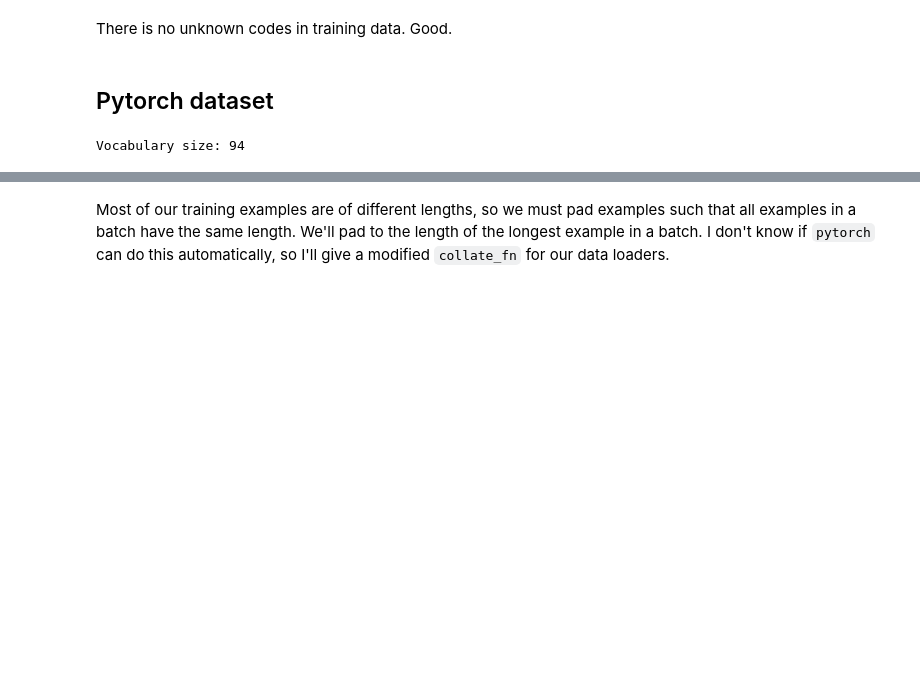
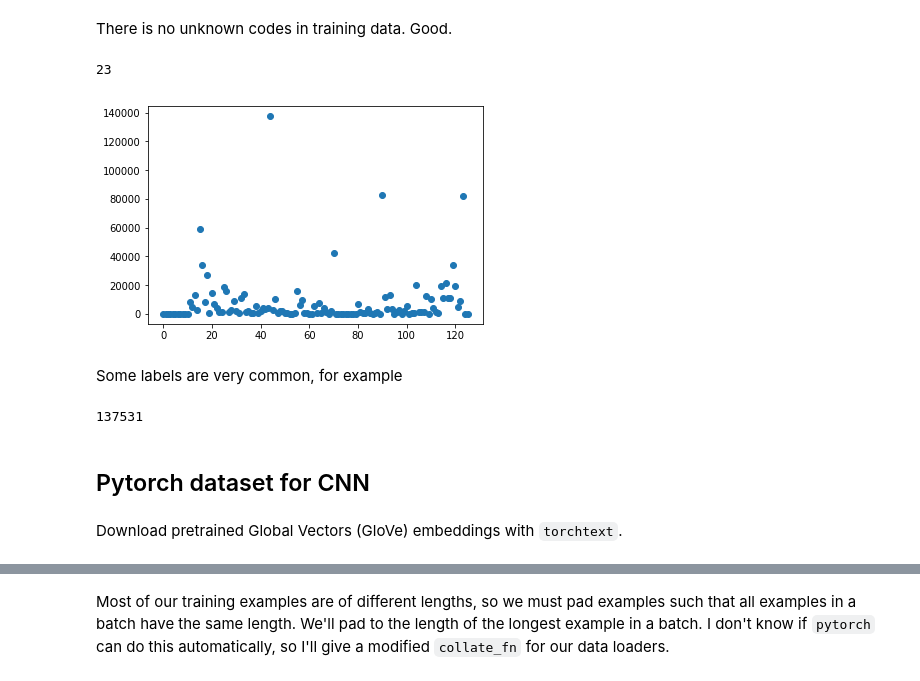
Before and after one commit to arpn/dl_group_project, a Jupyter notebook: text_project.ipynb, the cells around one changed output, grey strips where cells are left out. Saved outputs shown, nothing was run; the diff lists cells and outputs as text; code cells hidden in the pictures; blank space fills up the shorter version.

```diff
--- a/text_project.ipynb
+++ b/text_project.ipynb
@@ -234,19 +236,23 @@ len(set(codes+topic_codes))
 126
 # %% [markdown]
 There is no unknown codes in training data. Good.
+# %%
+occurences = []
+for c in topic_codes:
+    occurences.append(codes.count(c))
+# %%
+plt.scatter(np.arange(len(occurences)),occurences)
+occurences.count(0)
+# %% [output]
+23
+[figure, added]
+# %% [markdown]
+Some labels are very common, for example
+# %%
+codes.count('CCAT')
+# %% [output]
+137531
 # %% [markdown]
-## Pytorch dataset
+## Pytorch dataset for CNN
-# %%
-# Vocabulary to play with
-def buildVocabulary():
-    vocabulary = set()
-    for idx,d in df.iterrows():
-        vocabulary = vocabulary.union(d['headline']).union(d['title']).union(d['text'])
-    return vocabulary
-
-vocabulary = buildVocabulary()
-char_to_idx = {ch:i for i,ch in enumerate(vocabulary)}
-idx_to_char = {i:ch for i,ch in enumerate(vocabulary)}
-print('Vocabulary size:', len(vocabulary))
-# %% [output]
-Vocabulary size: 94
+# %% [markdown]
+Download pretrained Global Vectors (GloVe) embeddings with `torchtext`.
```
Also changed, not shown: parts of 22 cells of this notebook.
